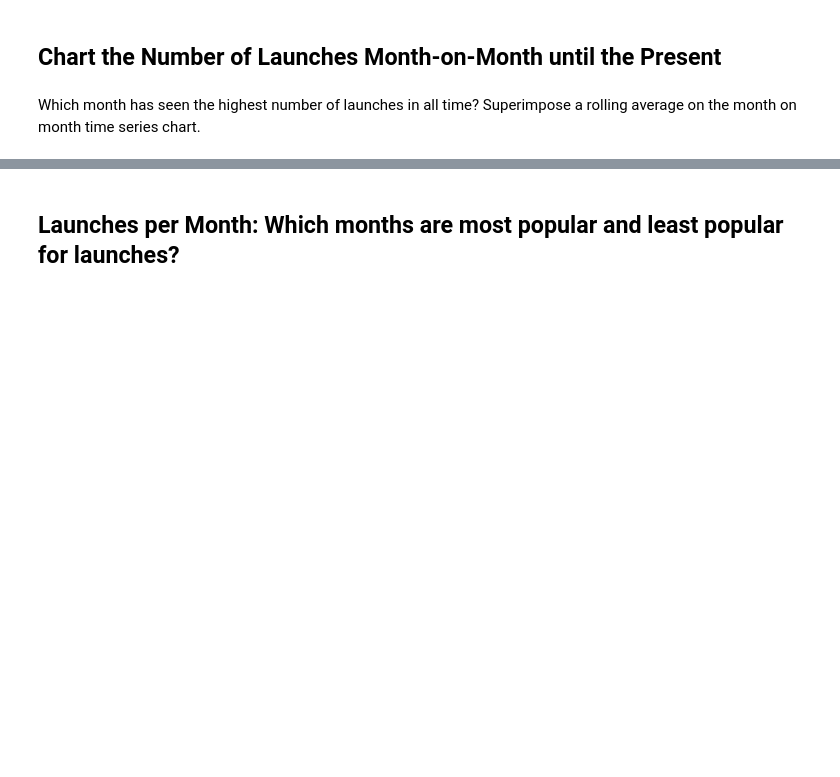
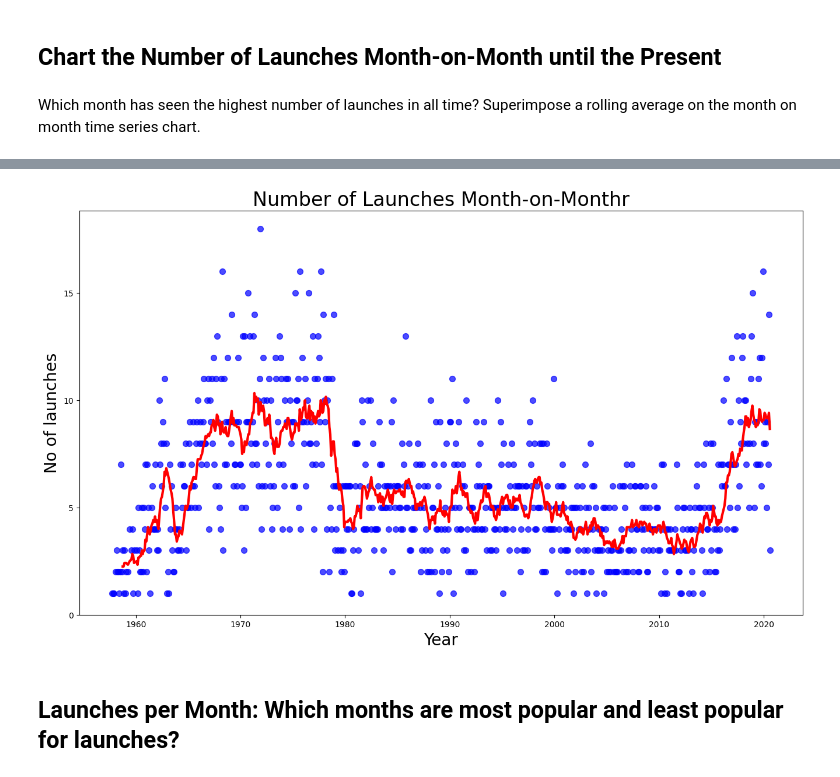
Before and after one commit to fancifulcrow/100-Days-Of-Python, a Jupyter notebook: Day099/Space_Missions_Analysis.ipynb, the cells around one changed output, grey strips where cells are left out. Cells and saved outputs as stored; diff of their text form; code cells hidden in the pictures; blank space fills up the shorter version.

```diff
--- a/Day099/Space_Missions_Analysis.ipynb
+++ b/Day099/Space_Missions_Analysis.ipynb
@@ -531,3 +517,9 @@ plt.show()
 ## Chart the Number of Launches Month-on-Month until the Present
 # %% [markdown]
 Which month has seen the highest number of launches in all time? Superimpose a rolling average on the month on month time series chart.
+# %%
+df_month_on_month = df_data["Date"].dt.strftime('%Y-%m').value_counts().reset_index().rename(columns={"index": "Date", "Date": "No_Of_Launches"}).sort_values("Date", ascending=True)
+# %%
+df_month_on_month["Date"] = pd.to_datetime(df_month_on_month['Date'], format='%Y-%m')
+
+df_month_on_month
@@ -534,3 +540,19 @@ Which month has seen the highest number of launches in all time? Superimpose a r
+# %%
+rolling_average = df_month_on_month["No_Of_Launches"].rolling(window=6).mean()
+# %%
+plt.figure(figsize=(16, 9))
+
+plt.xlabel("Year", fontsize=20)
+plt.ylabel("No of launches", fontsize=20)
+plt.title("Number of Launches Month-on-Monthr", fontsize=24)
+
+plt.scatter(df_month_on_month["Date"], df_month_on_month["No_Of_Launches"], c='blue', alpha=0.7, s=50)
+plt.plot(df_month_on_month["Date"], rolling_average, linewidth=3, c="red")
+
+plt.yticks([_ for _ in range(0, 20, 5)])
+plt.show()
+# %% [output]
+[figure, added]
 # %% [markdown]
 ## Launches per Month: Which months are most popular and least popular for launches?
 # %% [markdown]
```
Also changed, not shown: parts of 40 cells of this notebook.
